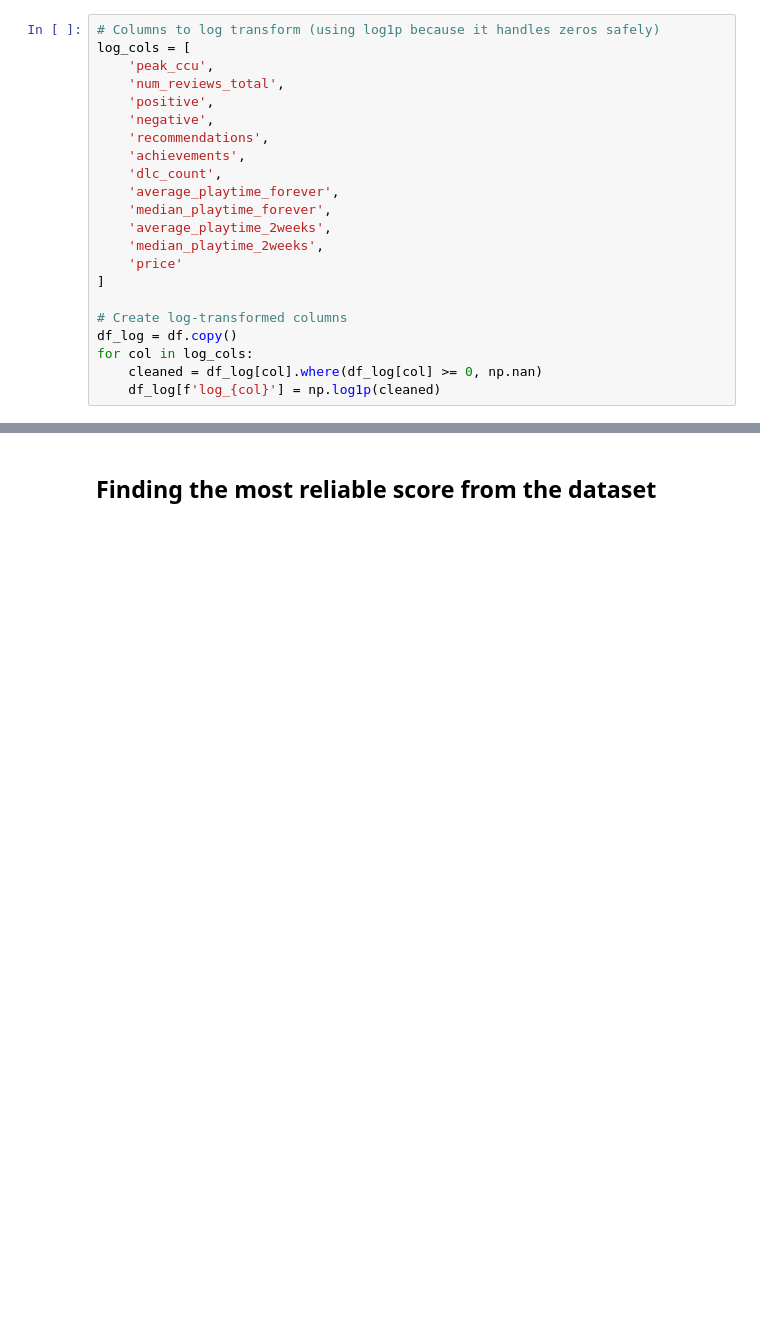
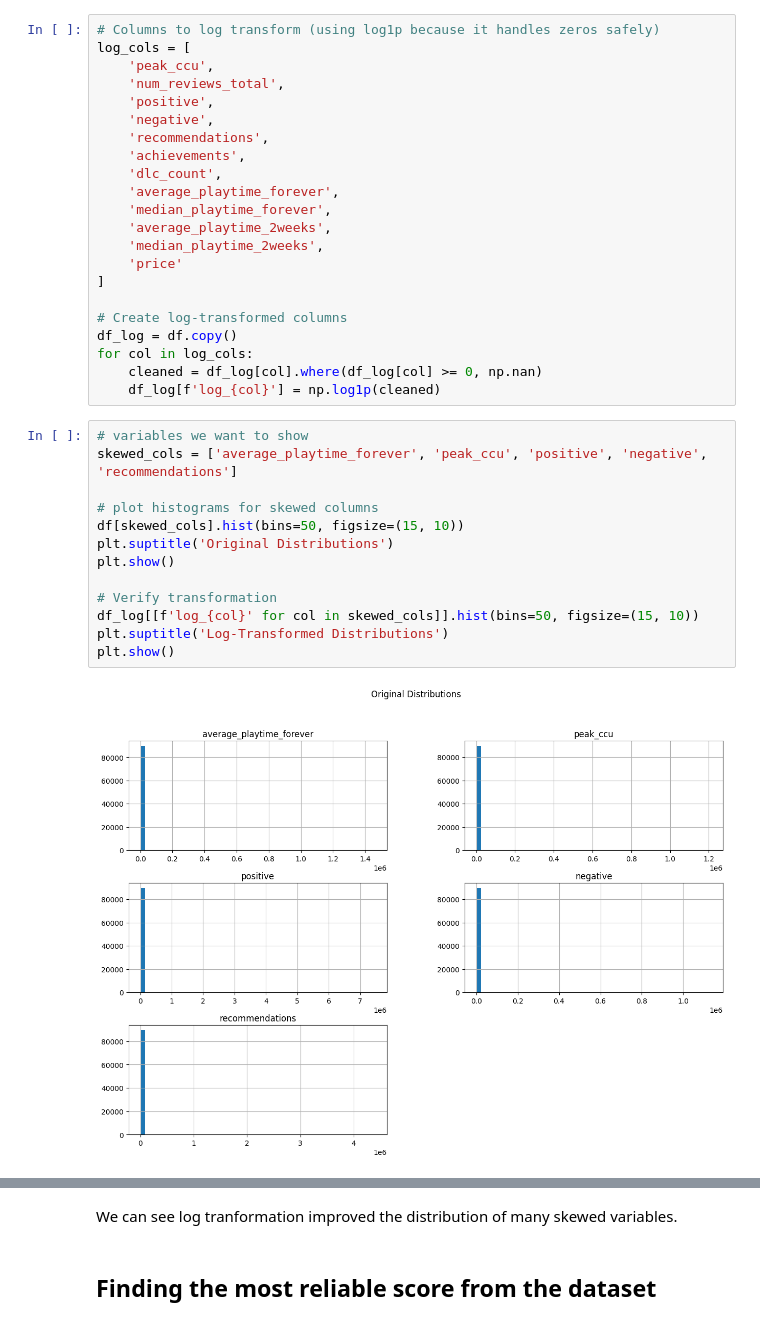
Before and after one commit to oscartsai2620/STAT315_Final, a Jupyter notebook: project.ipynb, the cells around one changed output, grey strips where cells are left out. Cells and saved outputs as stored; diff of their text form; blank space fills up the shorter version.

Commit message:
merge with newest version, add distribution of variables and print statements

```diff
--- a/project.ipynb
+++ b/project.ipynb
@@ -149,3 +161,18 @@ df_log = df.copy()
 for col in log_cols:
     cleaned = df_log[col].where(df_log[col] >= 0, np.nan)
     df_log[f'log_{col}'] = np.log1p(cleaned)
+# %%
+# variables we want to show
+skewed_cols = ['average_playtime_forever', 'peak_ccu', 'positive', 'negative', 'recommendations']
+
+# plot histograms for skewed columns
+df[skewed_cols].hist(bins=50, figsize=(15, 10))
+plt.suptitle('Original Distributions')
+plt.show()
+
+# Verify transformation
+df_log[[f'log_{col}' for col in skewed_cols]].hist(bins=50, figsize=(15, 10))
+plt.suptitle('Log-Transformed Distributions')
+plt.show()
+# %% [output]
+[figure, added]
@@ -152,3 +180,5 @@ for col in log_cols:
+# %% [markdown]
+We can see log tranformation improved the distribution of many skewed variables.
 # %% [markdown]
 ## Finding the most reliable score from the dataset
 # %% [markdown]
```
Also changed, not shown: parts of 7 cells of this notebook.
